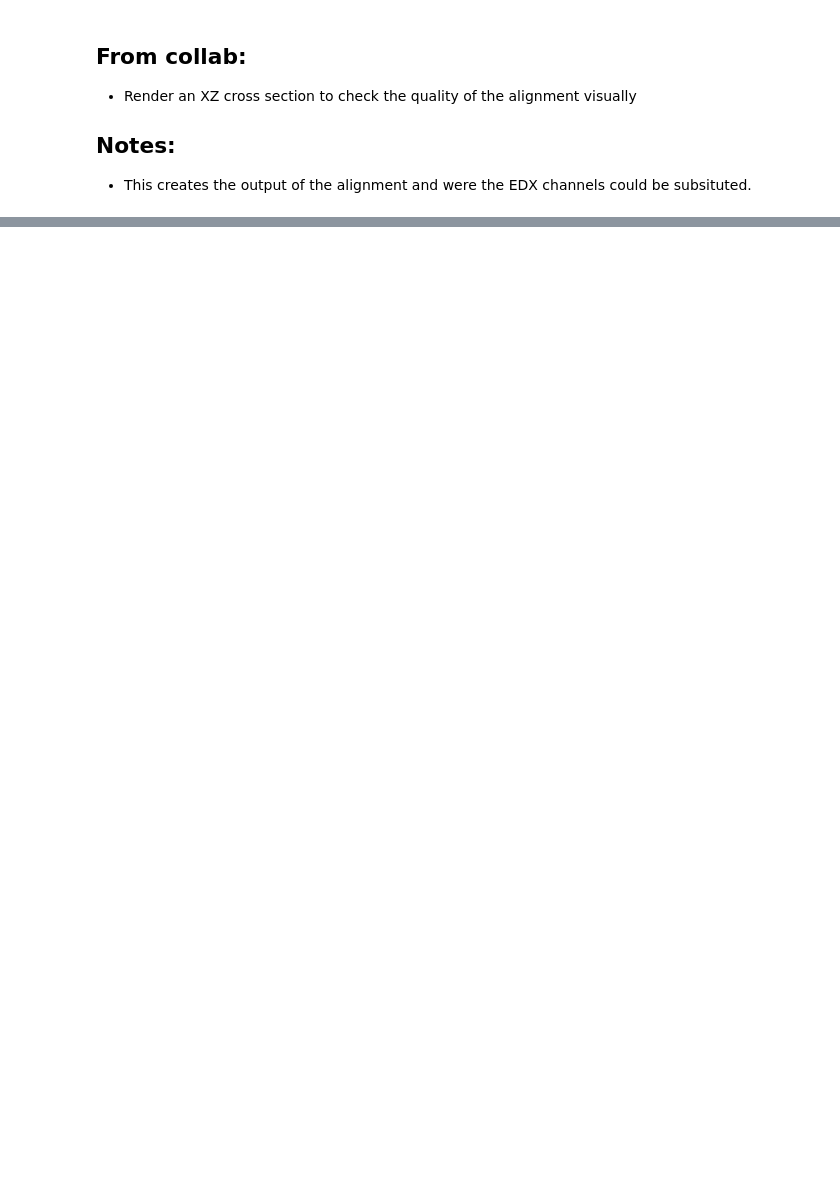
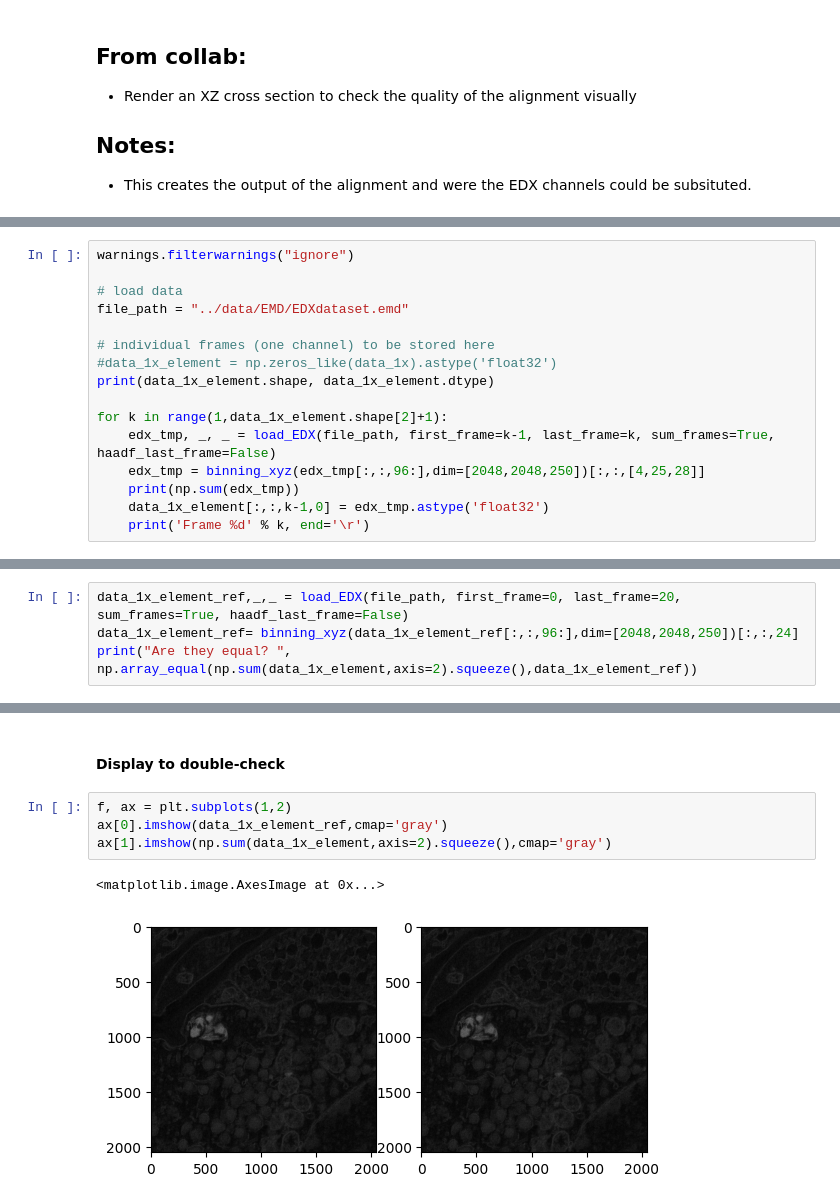
Before and after one commit to amjams/PreHyperspectralEDX, a Jupyter notebook: preprocessing_basic/05_alignment_SOFIMA.ipynb, the cells around one changed output, grey strips where cells are left out. Drawn from its saved outputs; the diff is of its cells as text; blank space fills up the shorter version.

Commit message:
alignment single element

```diff
--- a/preprocessing_basic/05_alignment_SOFIMA.ipynb
+++ b/preprocessing_basic/05_alignment_SOFIMA.ipynb
@@ -514,0 +533,16 @@ Saved alignment figures to: results/20251120_131232_alignment
+# %%
+warnings.filterwarnings("ignore")
+
+# load data
+file_path = "../data/EMD/EDXdataset.emd"
+
+# individual frames (one channel) to be stored here
+#data_1x_element = np.zeros_like(data_1x).astype('float32')
+print(data_1x_element.shape, data_1x_element.dtype)
+
+for k in range(1,data_1x_element.shape[2]+1):
+    edx_tmp, _, _ = load_EDX(file_path, first_frame=k-1, last_frame=k, sum_frames=True, haadf_last_frame=False)
+    edx_tmp = binning_xyz(edx_tmp[:,:,96:],dim=[2048,2048,250])[:,:,[4,25,28]]
+    print(np.sum(edx_tmp))
+    data_1x_element[:,:,k-1,0] = edx_tmp.astype('float32')
+    print('Frame %d' % k, end='\r')
@@ -514,0 +563,4 @@ Saved alignment figures to: results/20251120_131232_alignment
+# %%
+data_1x_element_ref,_,_ = load_EDX(file_path, first_frame=0, last_frame=20, sum_frames=True, haadf_last_frame=False)
+data_1x_element_ref= binning_xyz(data_1x_element_ref[:,:,96:],dim=[2048,2048,250])[:,:,24]
+print("Are they equal? ", np.array_equal(np.sum(data_1x_element,axis=2).squeeze(),data_1x_element_ref))
@@ -514,0 +570,9 @@ Saved alignment figures to: results/20251120_131232_alignment
+# %% [markdown]
+#### Display to double-check
+# %%
+f, ax = plt.subplots(1,2)
+ax[0].imshow(data_1x_element_ref,cmap='gray')
+ax[1].imshow(np.sum(data_1x_element,axis=2).squeeze(),cmap='gray')
+# %% [output]
+<matplotlib.image.AxesImage at 0x...>
+[figure, added]
```
Also changed, not shown: parts of 25 cells of this notebook, 2 other files.
